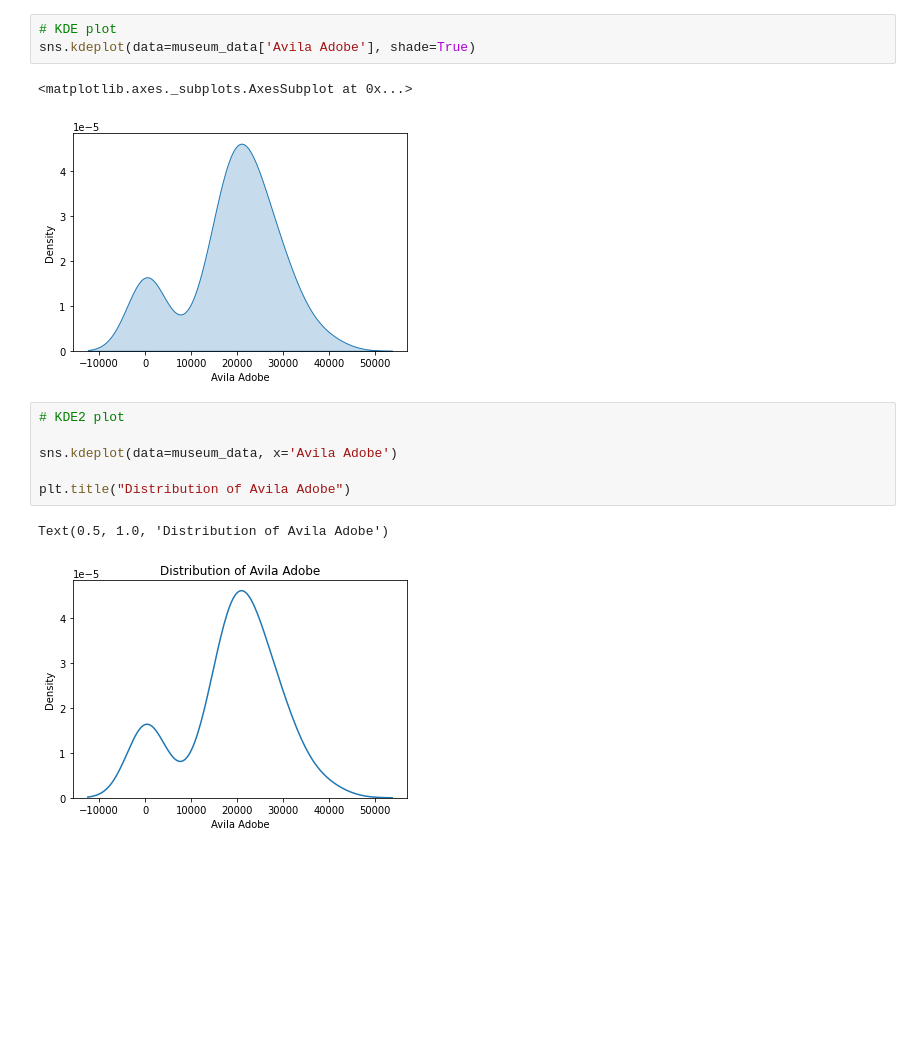
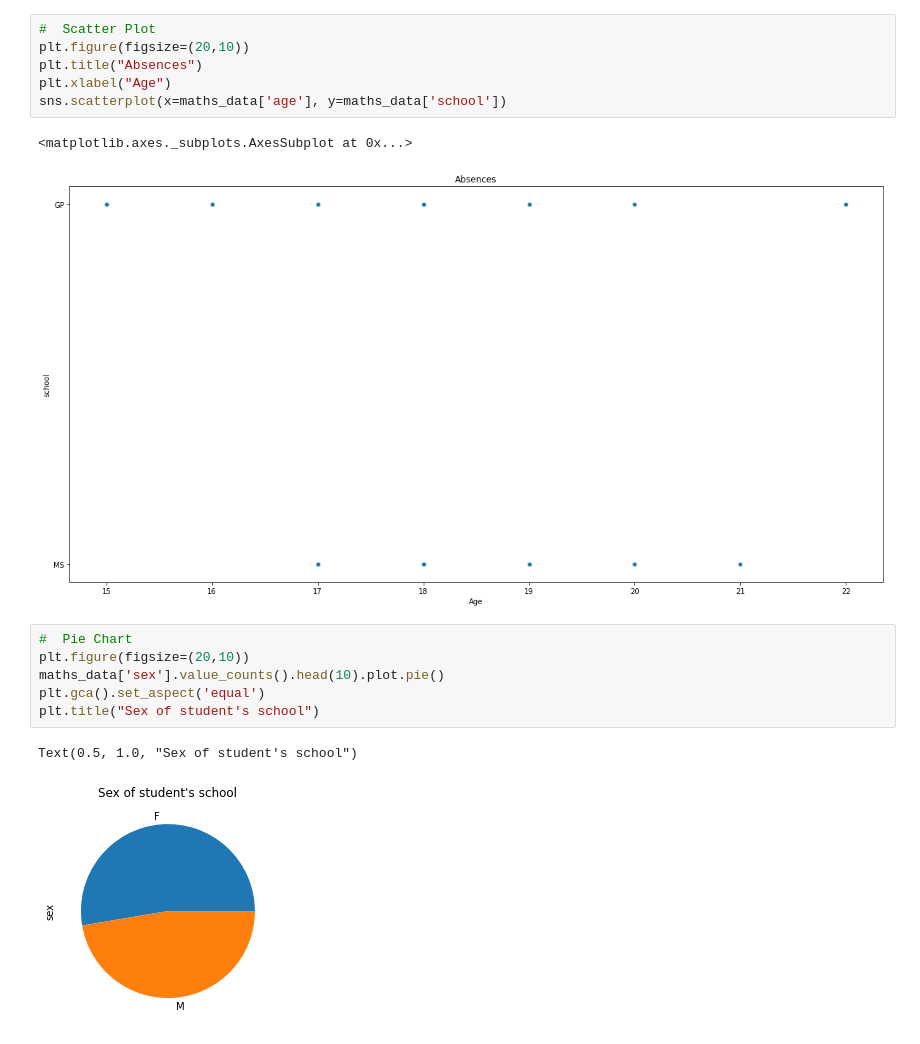
Before and after one commit to nadaoteif/VisualizationsAsgmt1, a Jupyter notebook: Visualizations22.ipynb, the cells around one changed output. Drawn from its saved outputs; the diff is of its cells as text; blank space fills up the shorter version.

```diff
--- a/Visualizations22.ipynb
+++ b/Visualizations22.ipynb
@@ -75,15 +37,18 @@ plt.boxplot(museum_data['Avila Adobe'])
-# %%
-# KDE plot
-sns.kdeplot(data=museum_data['Avila Adobe'], shade=True)
-# %% [output]
-<matplotlib.axes._subplots.AxesSubplot at 0x...>
-[figure, removed]
-# %%
-# KDE2 plot
-
-sns.kdeplot(data=museum_data, x='Avila Adobe')
-
-plt.title("Distribution of Avila Adobe")
-# %% [output]
-Text(0.5, 1.0, 'Distribution of Avila Adobe')
-[figure, removed]
+# %%
+#  Scatter Plot
+plt.figure(figsize=(20,10))
+plt.title("Absences")
+plt.xlabel("Age")
+sns.scatterplot(x=maths_data['age'], y=maths_data['school'])
+# %% [output]
+<matplotlib.axes._subplots.AxesSubplot at 0x...>
+[figure, added]
+# %%
+#  Pie Chart
+plt.figure(figsize=(20,10))
+maths_data['sex'].value_counts().head(10).plot.pie()
+plt.gca().set_aspect('equal')
+plt.title("Sex of student's school")
+# %% [output]
+Text(0.5, 1.0, "Sex of student's school")
+[figure, added]
```
Also changed, not shown: parts of 10 cells of this notebook.
